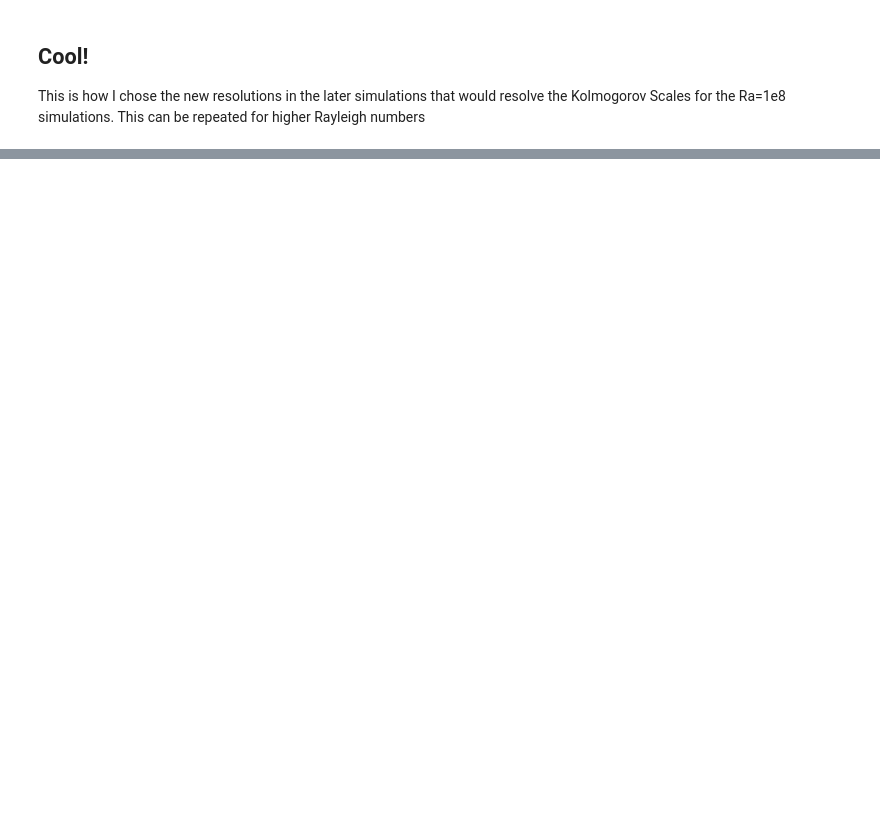
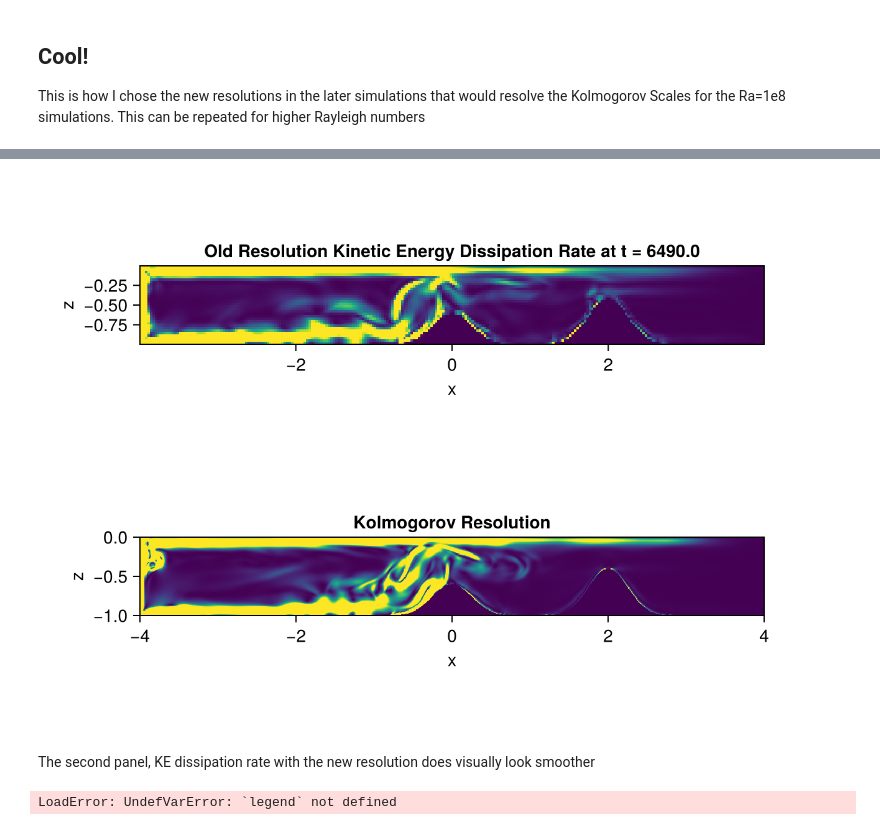
Before and after one commit to ikeshwani/HorizontalConvection, a Jupyter notebook: notebooks/KolmogorovScale.ipynb, the cells around one changed output, grey strips where cells are left out. Cells and saved outputs as stored; diff of their text form; code cells hidden in the pictures; blank space fills up the shorter version.

```diff
--- a/notebooks/KolmogorovScale.ipynb
+++ b/notebooks/KolmogorovScale.ipynb
@@ -205,0 +237,16 @@ This is how I chose the new resolutions in the later simulations that would reso
+# %%
+ds_new = NCDataset("/pub/ikeshwan/code/HorizontalConvection/output/turbulent_h0.6_Ra1.0e8_coldstart_oceanostics.nc");
+# %%
+#start by importing all important data
+
+x_new = ds_new["xC"][4+1:end-4];
+z_new = ds_new["zC"][4+1:end-4]; Nz_new = length(z_new)
+
+ε_newsim = ds_new["ε"][4+1:end-4, 1, 4+1:end-4, :];
+
+Ra = ds_new.attrib["Ra"];
+b★ = ds_new.attrib["b★"];
+κ = ds_new.attrib["κ"];
+Pr = ds_new.attrib["Pr"];
+H = ds_new.attrib["H"];
+Lx = ds_new.attrib["Lx"];
@@ -205,0 +257,14 @@ This is how I chose the new resolutions in the later simulations that would reso
+# %%
+time = ds_new["time"][:];
+
+fcompare_epsilon = Figure()
+ax1 = Axis(fcompare_epsilon[1,1], aspect=8, xlabel="x", ylabel="z", title="Old Resolution Kinetic Energy Dissipation Rate at t = 6490.0")
+ax2 = Axis(fcompare_epsilon[2,1], aspect=8, xlabel="x", ylabel="z", title="Kolmogorov Resolution")
+heatmap!(ax1, x, z, ε_sim[:,:,650], colormap=:viridis, colorrange=(0,0.0001))
+heatmap!(ax2, x_new, z_new, ε_newsim[:, :, 650], colormap=:viridis, colorrange=(0,0.0001))
+
+fcompare_epsilon
+# %% [output]
+[figure, added]
+# %% [markdown]
+The second panel, KE dissipation rate with the new resolution does visually look smoother
@@ -205,0 +276,9 @@ This is how I chose the new resolutions in the later simulations that would reso
+# %%
+f4 = Figure()
+ax = Axis(f4[1,1], title="Ratio λk/Δz")
+heatmap!(x, z, λk_newsim_EQ/Nz_new, colorrange=(0,0.001))
+legend
+
+f4
+# %% [output]
+LoadError: UndefVarError: `legend` not defined
```
Also changed, not shown: parts of 12 cells of this notebook, 1 other file.
